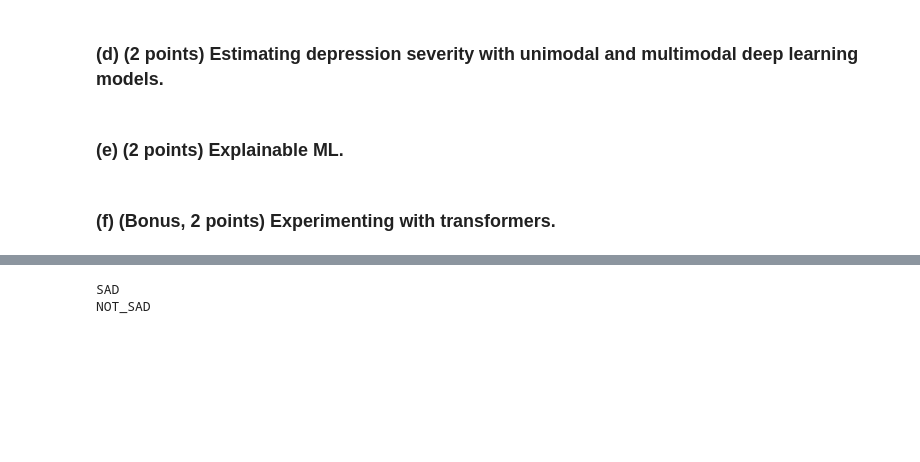
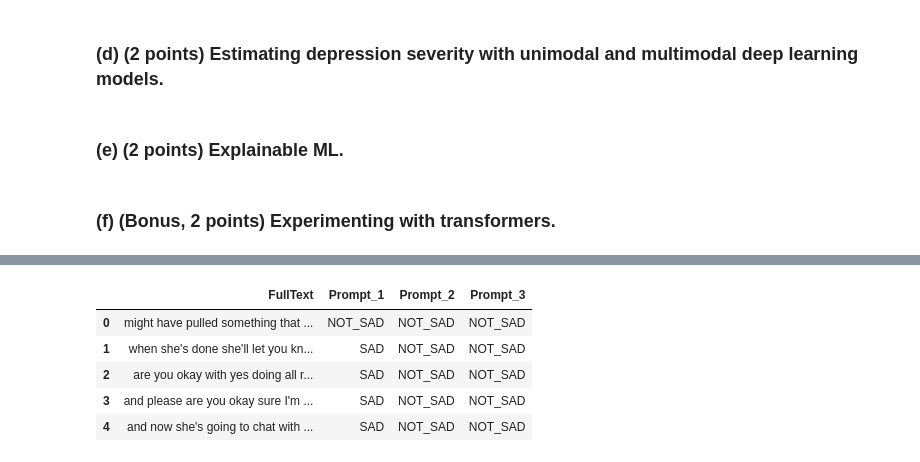
Before and after one commit to cgenevier/CSCI5622-HW4, a Jupyter notebook: main.ipynb, the cells around one changed output, grey strips where cells are left out. Cells and saved outputs as stored; diff of their text form; code cells hidden in the pictures; blank space fills up the shorter version.

```diff
--- a/main.ipynb
+++ b/main.ipynb
@@ -361,42 +361,82 @@ model = AutoModelForCausalLM.from_pretrained(
 
 model = model.to(device)
 # %%
-# Test a prompt (eventually this will loop over all transcripts)
-def classify_sadness(statement: str) -> str:
-    prompt = f"""
+# Define the prompts to try & define the function used to test prompts against text
+prompts = [
+    """
 You are an assistant that classifies statements as SAD or NOT_SAD.
 
 Statement: "{statement}"
 
 Answer with exactly one word: SAD or NOT_SAD.
 Answer:
-""".strip()
+""",
+    """
+Classify the emotion in the following text as SAD or NOT_SAD.
+
+Text: "{statement}"
+
+Respond only with SAD or NOT_SAD.
+Answer:
+""",
+    """
+Does the following text express sadness?
+
+"{statement}"
+
+Answer only SAD or NOT_SAD.
+Answer:
+"""
+]
+
+# Classification function
+def classify_sadness(statement: str, prompt_template: str) -> str:
+    prompt = prompt_template.format(statement=statement).strip()
 
     inputs = tokenizer(prompt, return_tensors="pt").to(device)
 
     with torch.no_grad():
         outputs = model.generate(
             **inputs,
-            max_new_tokens=3,     # we only need a single token or two
+            max_new_tokens=3,
             do_sample=False,
         )
 
     full = tokenizer.decode(outputs[0], skip_special_tokens=True)
-    # Get only the part after "Answer:"
     answer = full.split("Answer:")[-1].strip().upper()
 
-    # Clean up to just SAD / NOT_SAD
     if "SAD" in answer and "NOT" not in answer:
         return "SAD"
     elif "NOT_SAD" in answer or "NOT SAD" in answer:
         return "NOT_SAD"
     else:
-        # fallback guess
         return "SAD" if "SAD" in answer else "NOT_SAD"
-
-
-print(classify_sadness("I feel hopeless."))
-print(classify_sadness("I feel great and excited about life."))
-# %% [output]
-SAD
-NOT_SAD
+# %%
+# Test prompts (still need to do cross validation)
+results = {}
+
+for i, prompt_template in enumerate(prompts):
+    col_name = f"Prompt_{i+1}"
+    classifications = []
+
+    for statement in lang_df["FullText"]:
+        result = classify_sadness(statement, prompt_template)
+        classifications.append(result)
+
+    results[col_name] = classifications
+
+# Convert to dataframe
+results_df = pd.DataFrame(results)
+results_df["FullText"] = lang_df["FullText"]
+results_df["PHQ_Score"] = lang_df["PHQ_Score"]
+cols = ["FullText"] + [c for c in results_df.columns if c != "FullText"]
+results_df = results_df[cols]
+
+results_df.head()
+# %% [output]
+|  | FullText | Prompt_1 | Prompt_2 | Prompt_3 |
+| 0 | might have pulled something that ... | NOT_SAD | NOT_SAD | NOT_SAD |
+| 1 | when she's done she'll let you kn... | SAD | NOT_SAD | NOT_SAD |
+| 2 | are you okay with yes doing all r... | SAD | NOT_SAD | NOT_SAD |
+| 3 | and please are you okay sure I'm ... | SAD | NOT_SAD | NOT_SAD |
+| 4 | and now she's going to chat with ... | SAD | NOT_SAD | NOT_SAD |
```
Also changed, not shown: parts of 3 cells of this notebook.
